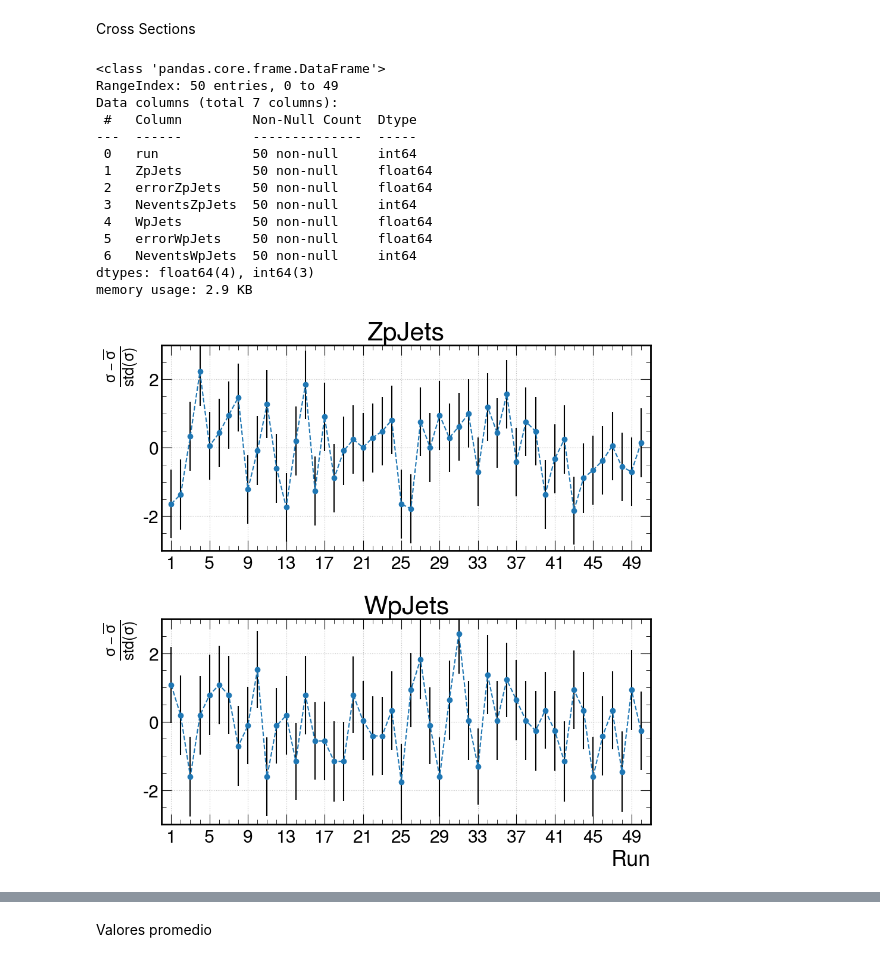
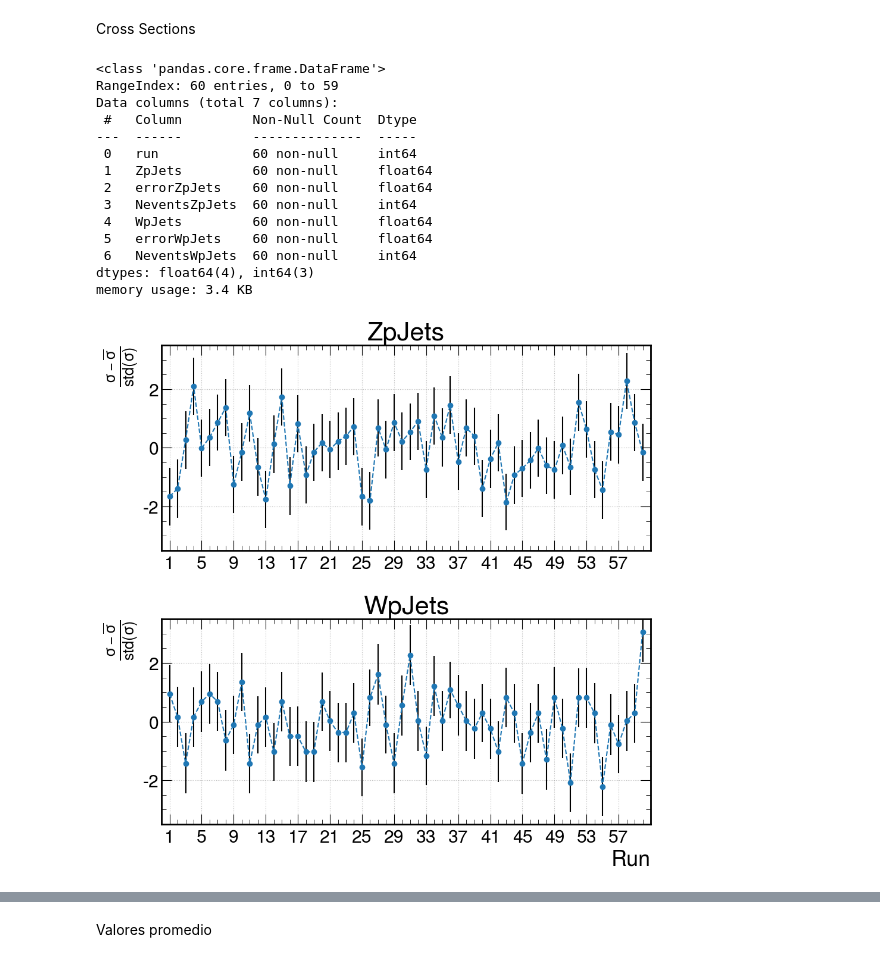
Before and after one commit to JuanDuarte2003/VBFDM_EAFIT, a Jupyter notebook: BG_analysis.ipynb, the cells around one changed output, grey strips where cells are left out. Drawn from its saved outputs; the diff is of its cells as text; code cells hidden in the pictures.

```diff
--- a/BG_analysis.ipynb
+++ b/BG_analysis.ipynb
@@ -61,7 +63,7 @@ data_w.describe()
 # %% [markdown]
 Cross Sections
 # %%
-nMetaRuns = 5
+nMetaRuns = 6
 
 CSs = {"run": [],
        "ZpJets": [],
@@ -113,40 +115,40 @@ crossSec = pd.DataFrame(CSs) # pb
 crossSec.info()
 # %% [output]
 <class 'pandas.core.frame.DataFrame'>
-RangeIndex: 50 entries, 0 to 49
+RangeIndex: 60 entries, 0 to 59
 Data columns (total 7 columns):
  #   Column         Non-Null Count  Dtype
 ---  ------         --------------  -----
- 0   run            50 non-null     int64
- 1   ZpJets         50 non-null     float64
- 2   errorZpJets    50 non-null     float64
- 3   NeventsZpJets  50 non-null     int64
- 4   WpJets         50 non-null     float64
- 5   errorWpJets    50 non-null     float64
- 6   NeventsWpJets  50 non-null     int64
+ 0   run            60 non-null     int64
+ 1   ZpJets         60 non-null     float64
+ 2   errorZpJets    60 non-null     float64
+ 3   NeventsZpJets  60 non-null     int64
+ 4   WpJets         60 non-null     float64
+ 5   errorWpJets    60 non-null     float64
+ 6   NeventsWpJets  60 non-null     int64
 dtypes: float64(4), int64(3)
-memory usage: 2.9 KB
+memory usage: 3.4 KB
 # %%
 fig, ax = plt.subplots(2,1)
 ax[0].errorbar(crossSec["run"], (crossSec["ZpJets"]-crossSec["ZpJets"].mean())/crossSec["ZpJets"].std(), yerr=crossSec["errorZpJets"]/crossSec["ZpJets"].std(), marker='o', linestyle='--', ecolor="black")
 ax[1].errorbar(crossSec["run"], (crossSec["WpJets"]-crossSec["WpJets"].mean())/crossSec["WpJets"].std(), yerr=crossSec["errorWpJets"]/crossSec["WpJets"].std(), marker='o', linestyle='--', ecolor="black")
 ax[0].set_title("ZpJets")
 ax[1].set_title("WpJets")
 ax[1].set_xlabel("Run")
 ax[0].set_ylabel(r"$\frac{\sigma - \overline{\sigma}}{\mathrm{std}(\sigma)}$")
 ax[1].set_ylabel(r"$\frac{\sigma - \overline{\sigma}}{\mathrm{std}(\sigma)}$")
 ax[0].set_xlim(crossSec.run.min()-1,crossSec.run.max()+1)
 ax[1].set_xlim(crossSec.run.min()-1,crossSec.run.max()+1)
-ax[0].set_ylim(-3,3)
-ax[1].set_ylim(-3,3)
+ax[0].set_ylim(-3.5,3.5)
+ax[1].set_ylim(-3.5,3.5)
 ax[0].set_xticks([i for i in range(crossSec.run.min(),crossSec.run.max()+1, 4)])
 ax[1].set_xticks([i for i in range(crossSec.run.min(),crossSec.run.max()+1, 4)])
 ax[0].grid()
 ax[1].grid()
 plt.tight_layout()
 plt.show()
 # %% [output]
-[figure, old version]
+[figure, new version]
 # %%
 plt.plot(crossSec["run"],crossSec["NeventsZpJets"], marker='o', linestyle='--', label=f'ZpJets (total:{data_z.shape[0]})')
 plt.plot(crossSec["run"],crossSec["NeventsWpJets"], marker='o', linestyle='--', label=f'WpJets (total:{data_w.shape[0]})')
```
Also changed, not shown: parts of 11 cells of this notebook, 1 other file.
